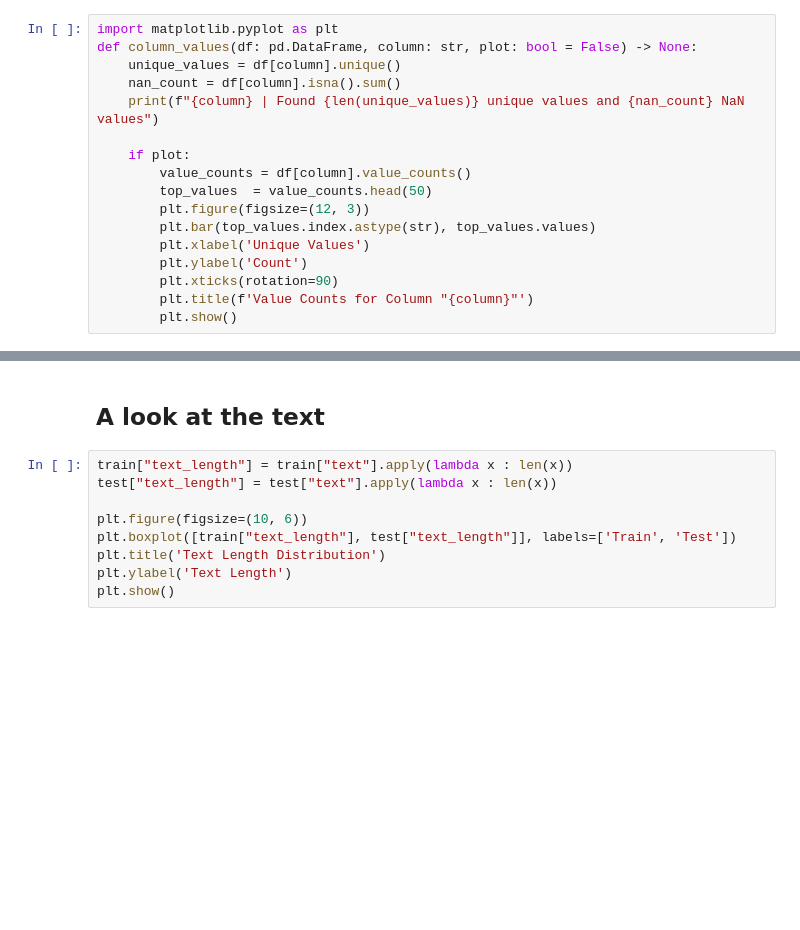
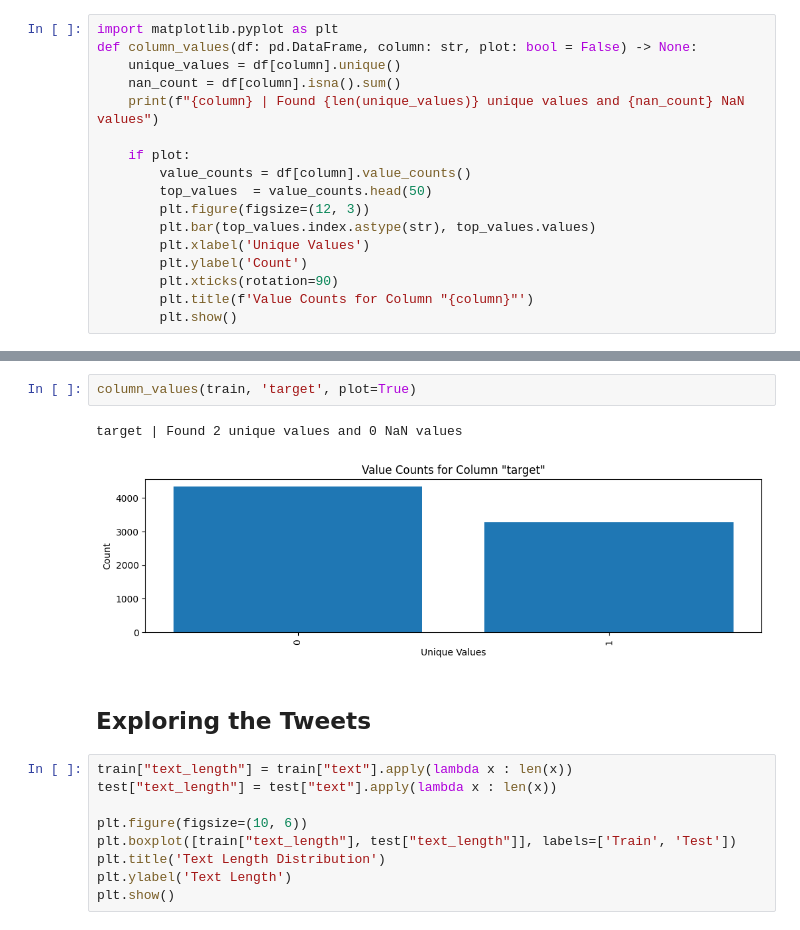
Before and after one commit to iffigueroa/kaggle-competitions, a Jupyter notebook: disaster-tweets-nlp.ipynb, the cells around one changed output, grey strips where cells are left out. Saved outputs shown, nothing was run; the diff lists cells and outputs as text; blank space fills up the shorter version.

Commit message:
Kaggle Notebook | disaster-tweets-NLP | Version 14

```diff
--- a/disaster-tweets-nlp.ipynb
+++ b/disaster-tweets-nlp.ipynb
@@ -91,5 +91,10 @@ location | Found 3342 unique values and 2533 NaN values
-# %% [markdown]
-## A look at the text
+# %%
+column_values(train, 'target', plot=True)
+# %% [output]
+target | Found 2 unique values and 0 NaN values
+[figure, added]
+# %% [markdown]
+## Exploring the Tweets
 # %%
 train["text_length"] = train["text"].apply(lambda x : len(x))
 test["text_length"] = test["text"].apply(lambda x : len(x))
```
Also changed, not shown: parts of 45 cells of this notebook.
